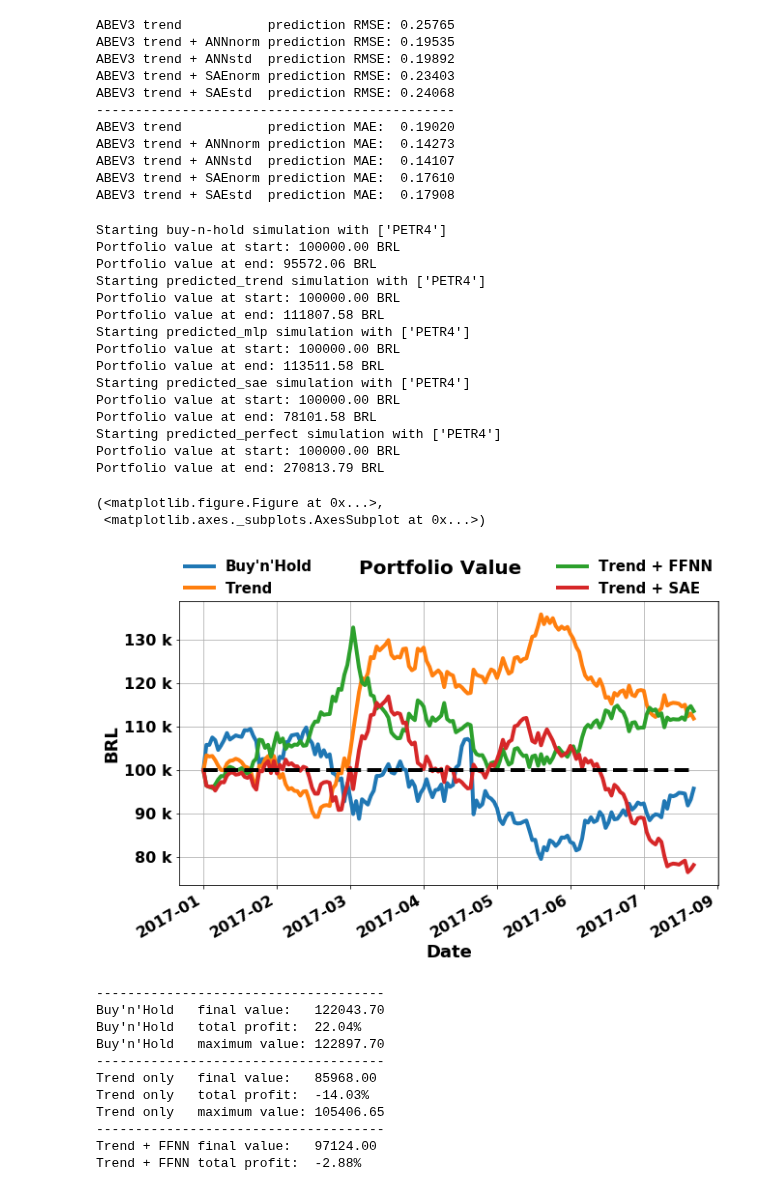
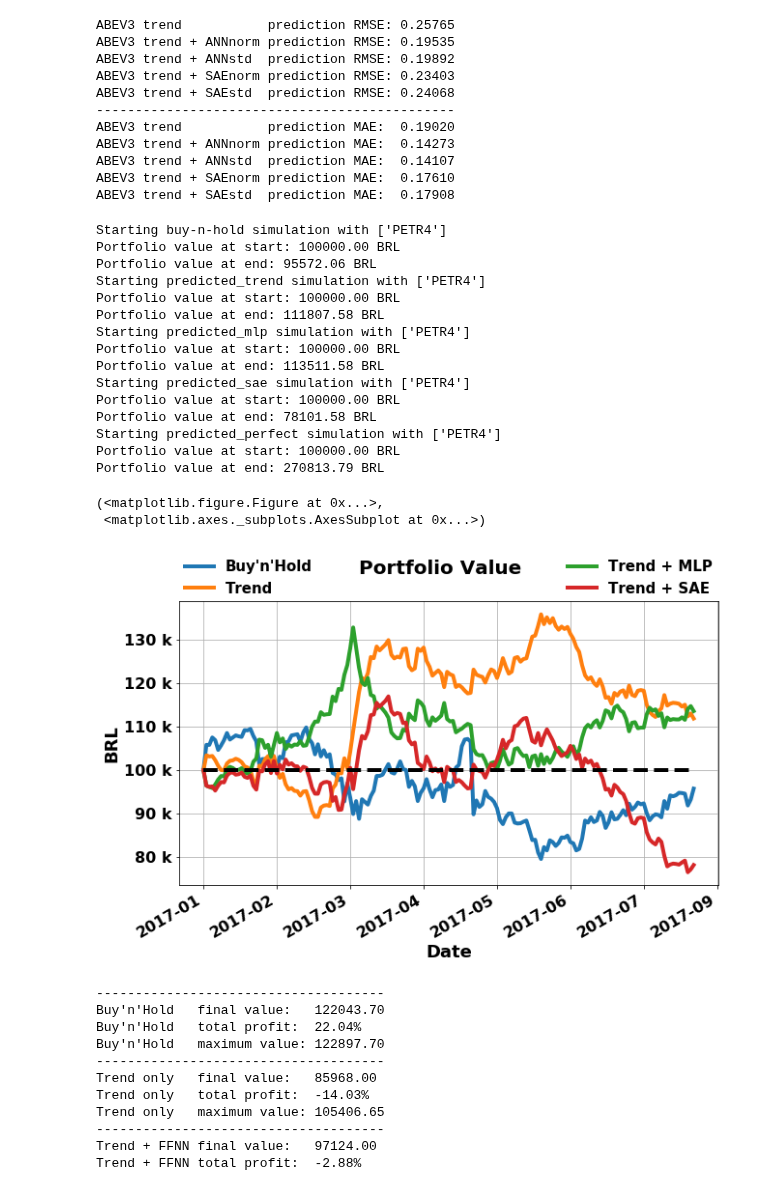
Before and after one commit to danilofrp/neural-stocks, a Jupyter notebook: notebooks/Backtesting/Backtesting.ipynb, the cells around one changed output. Saved outputs shown, nothing was run; the diff lists cells and outputs as text; code cells hidden in the pictures.

```diff
--- a/notebooks/Backtesting/Backtesting.ipynb
+++ b/notebooks/Backtesting/Backtesting.ipynb
@@ -538,36 +538,36 @@ bt.simulate(strategy = 'predicted', start = '2017', initialFunds = initialFunds,
                          'PETR4': df['PETR4_Close'],
                          #'ITUB4': df['ITUB4_Close'],
                          #'VALE5': df['VALE5_Close'],
                          #'ABEV3': df['ABEV3_Close']
                         },
             simulationName = 'predicted_perfect', verbose = 0)
 
 
 
 bt.plotSimulations(simulations = ['buy-n-hold', 'predicted_trend', 'predicted_mlp', 'predicted_sae'],
-                   names = ['Buy\'n\'Hold', 'Trend', 'Trend + FFNN', 'Trend + SAE'],
+                   names = ['Buy\'n\'Hold', 'Trend', 'Trend + MLP', 'Trend + SAE'],
                    legendsize = 15, linewidth = 4.0, figsize = (10,6), linestyle = '-', legendncol = 2,
-                   saveImg = False, saveDir = saveFigDir, saveName = 'PETR4_backtest_ANNstd_SAEstd', saveFormat = 'pdf'
+                   saveImg = False, saveDir = saveFigDir, saveName = 'PETR4_backtest_MLPstd_SAEstd', saveFormat = 'pdf'
                   )
 # %% [output]
 Starting buy-n-hold simulation with ['PETR4']
 Portfolio value at start: 100000.00 BRL
 Portfolio value at end: 95572.06 BRL
 Starting predicted_trend simulation with ['PETR4']
 Portfolio value at start: 100000.00 BRL
 Portfolio value at end: 111807.58 BRL
 Starting predicted_mlp simulation with ['PETR4']
 Portfolio value at start: 100000.00 BRL
 Portfolio value at end: 113511.58 BRL
 Starting predicted_sae simulation with ['PETR4']
 Portfolio value at start: 100000.00 BRL
 Portfolio value at end: 78101.58 BRL
 Starting predicted_perfect simulation with ['PETR4']
 Portfolio value at start: 100000.00 BRL
 Portfolio value at end: 270813.79 BRL
 (<matplotlib.figure.Figure at 0x...>,
  <matplotlib.axes._subplots.AxesSubplot at 0x...>)
-[figure, old version]
+[figure, new version]
 # %%
 print('-------------------------------------')
 print('Buy\'n\'Hold   final value:   {:.2f}'.format(bt.history['buy-n-hold']['portfolioValue'][-1]))
```
Also changed, not shown: parts of 1 cell of this notebook, 5 other files.
